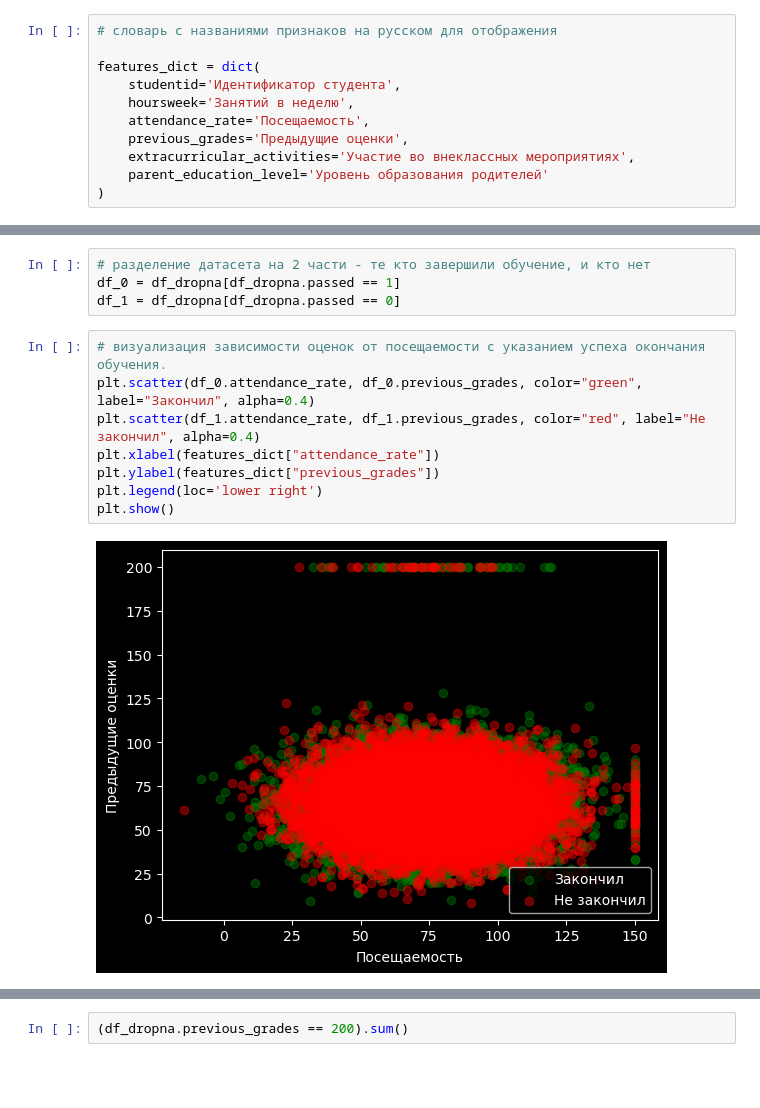
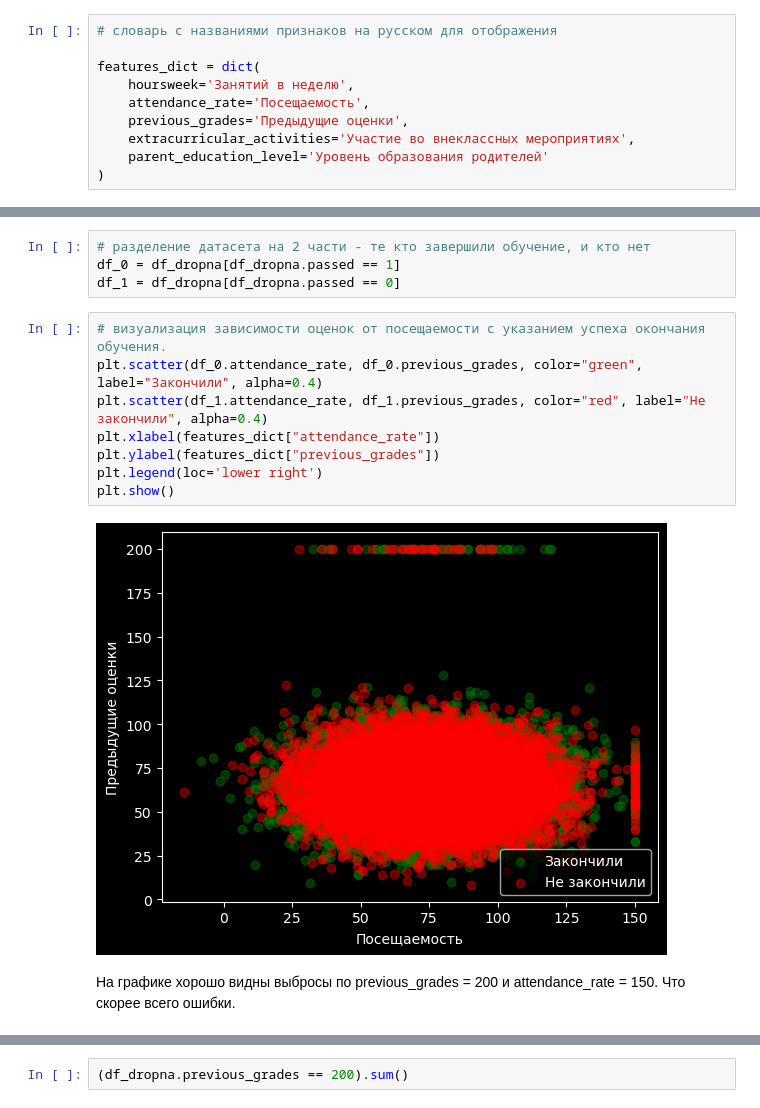
Before and after one commit to IvanZyablitsev/inno_fqw, a Jupyter notebook: scraping/scraping.ipynb, the cells around one changed output, grey strips where cells are left out. Drawn from its saved outputs; the diff is of its cells as text; blank space fills up the shorter version.

```diff
--- a/scraping/scraping.ipynb
+++ b/scraping/scraping.ipynb
@@ -41,7 +44,6 @@ seaborn   : 0.13.1
 # словарь с названиями признаков на русском для отображения
 
 features_dict = dict(
-    studentid='Идентификатор студента',
     hoursweek='Занятий в неделю',
     attendance_rate='Посещаемость',
     previous_grades='Предыдущие оценки',
@@ -192,11 +198,13 @@ df_0 = df_dropna[df_dropna.passed == 1]
 df_1 = df_dropna[df_dropna.passed == 0]
 # %%
 # визуализация зависимости оценок от посещаемости с указанием успеха окончания обучения.
-plt.scatter(df_0.attendance_rate, df_0.previous_grades, color="green", label="Закончил", alpha=0.4)
-plt.scatter(df_1.attendance_rate, df_1.previous_grades, color="red", label="Не закончил", alpha=0.4)
+plt.scatter(df_0.attendance_rate, df_0.previous_grades, color="green", label="Закончили", alpha=0.4)
+plt.scatter(df_1.attendance_rate, df_1.previous_grades, color="red", label="Не закончили", alpha=0.4)
 plt.xlabel(features_dict["attendance_rate"])
 plt.ylabel(features_dict["previous_grades"])
 plt.legend(loc='lower right')
 plt.show()
 # %% [output]
-[figure, old version]
+[figure, new version]
+# %% [markdown]
+На графике хорошо видны выбросы по previous_grades = 200 и attendance_rate = 150. Что скорее всего ошибки.
```
Also changed, not shown: parts of 13 cells of this notebook, 7 other files.
